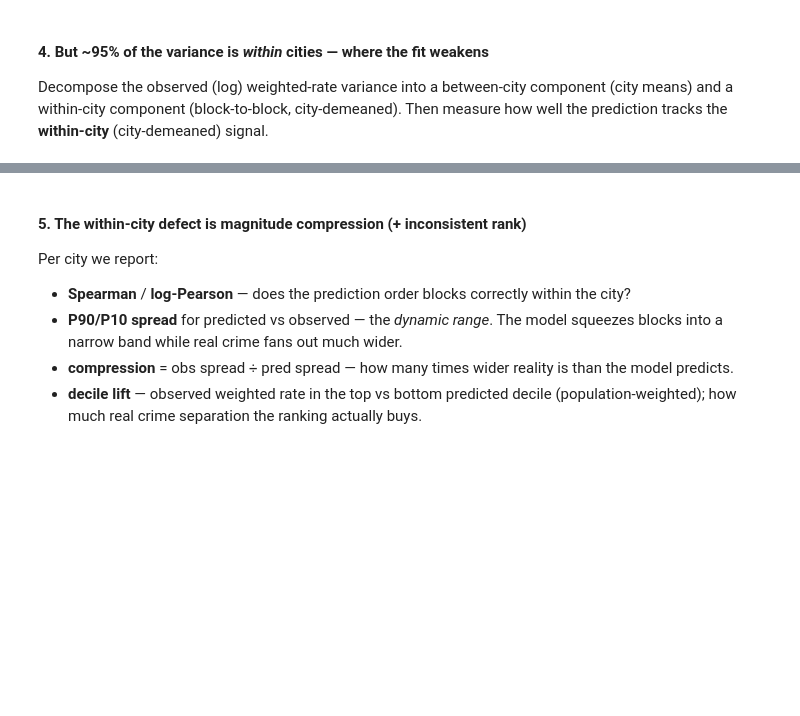
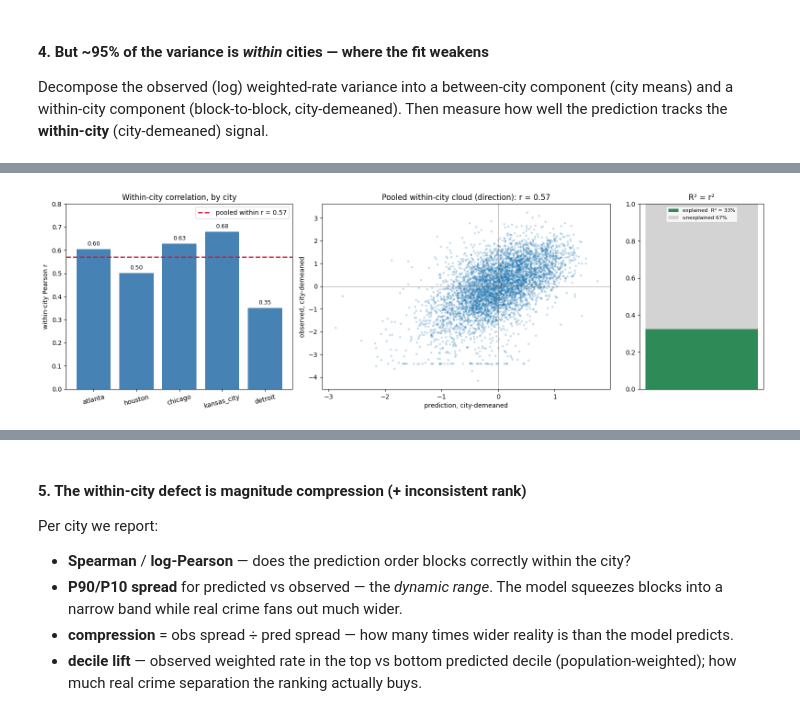
Before and after one commit to eprashar-clgx/crime-idx-2026, a Jupyter notebook: notebooks/regression_modelling/models/04_bg_comparison.ipynb, the cells around one changed output, grey strips where cells are left out. Drawn from its saved outputs; the diff is of its cells as text; code cells hidden in the pictures; blank space fills up the shorter version.

Commit message:
updated interpretation of existing model on bg level prediction

```diff
--- a/notebooks/regression_modelling/models/04_bg_comparison.ipynb
+++ b/notebooks/regression_modelling/models/04_bg_comparison.ipynb
@@ -173,0 +201,17 @@ within-city (city-demeaned) predicted-vs-observed Pearson = 0.570
+# %%
+# Correlations to fit
+# if r=x ⇒ the model explains ~x^2 % of within-city variation, leaving ~(1-x^2)% unexplained.
+panel["lpred_dm"] = panel.lpred - panel.groupby("city").lpred.transform("mean")
+panel["lobs_dm"] = panel.lobs - panel.groupby("city").lobs.transform("mean")
+order    = panel.groupby("city").lobs.mean().sort_values().index.tolist()
+# within one city, demeaning only subtracts a constant, so this equals the within-city correlation
+per_city = panel.groupby("city").apply(lambda g: pearsonr(g.lpred, g.lobs)[0]).reindex(order)
+pooled_r = pearsonr(panel.lpred_dm, panel.lobs_dm)[0]
+
+print(f"Pooled coorelation: {pooled_r:.2f}")
+print("="*25)
+print(f"Per-city correlation: {per_city}")
+print("="*25)
+for c, g in panel.groupby("city"):
+    r = pearsonr(g.lpred, g.lobs)[0]
+    print(f"{c:12s} r={r:.2f}  R2={r**2:.2f}")
@@ -173,0 +234,22 @@ within-city (city-demeaned) predicted-vs-observed Pearson = 0.570
+# %%
+# Visualizing correlations and fit
+
+fig, (a1, a2, a3) = plt.subplots(1, 3, figsize=(16, 5), gridspec_kw={"width_ratios": [1.1, 1.4, 0.6]})
+a1.bar(range(len(per_city)), per_city.values, color="steelblue")
+a1.axhline(pooled_r, color="crimson", ls="--", lw=2, label=f"pooled within r = {pooled_r:.2f}")
+for i, v in enumerate(per_city.values):
+    a1.text(i, v + .01, f"{v:.2f}", ha="center", va="bottom", fontsize=9)
+a1.set_xticks(range(len(per_city))); a1.set_xticklabels(per_city.index, rotation=15)
+a1.set_ylim(0, .8); a1.set_ylabel("within-city Pearson r"); a1.set_title("Within-city correlation, by city"); a1.legend()
+
+a2.scatter(panel.lpred_dm, panel.lobs_dm, s=6, alpha=.18)
+a2.axhline(0, color="grey", lw=.6); a2.axvline(0, color="grey", lw=.6)
+a2.set_xlabel("prediction, city-demeaned"); a2.set_ylabel("observed, city-demeaned")
+a2.set_title(f"Pooled within-city cloud (direction): r = {pooled_r:.2f}")
+
+a3.bar(0, pooled_r**2,     .6, color="seagreen", label=f"explained  R² = {pooled_r**2:.0%}")
+a3.bar(0, 1 - pooled_r**2, .6, color="lightgrey", bottom=pooled_r**2, label=f"unexplained {1 - pooled_r**2:.0%}")
+a3.set_xticks([]); a3.set_ylim(0, 1); a3.set_title("R² = r²"); a3.legend(loc="upper center", fontsize=8)
+plt.tight_layout(); plt.show()
+# %% [output]
+[figure, added]
```
Also changed, not shown: parts of 10 cells of this notebook.
